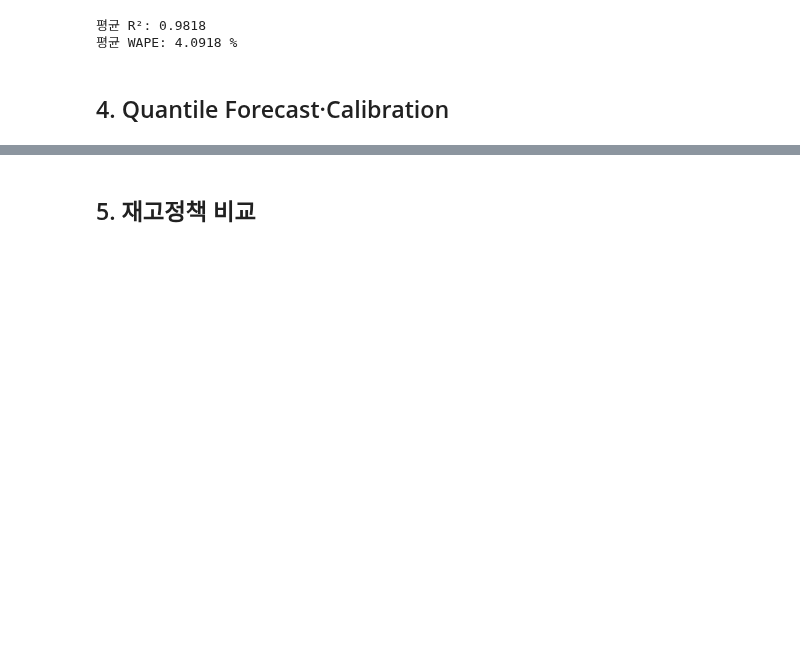
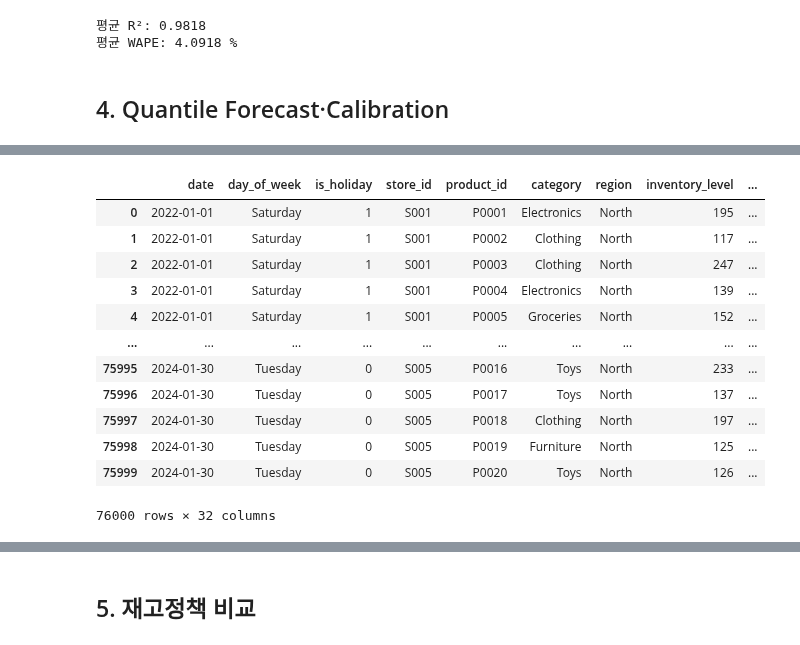
Before and after one commit to lkh010802-dev/MBCA-project1, a Jupyter notebook: Bmart3_edit_improved_final_final.ipynb, the cells around one changed output, grey strips where cells are left out. Drawn from its saved outputs; the diff is of its cells as text; code cells hidden in the pictures; blank space fills up the shorter version.

```diff
--- a/Bmart3_edit_improved_final_final.ipynb
+++ b/Bmart3_edit_improved_final_final.ipynb
@@ -2122,3 +2262,19 @@ print("제약 적용 행 수:", int(order_df["order_constraint_applied"].sum()))
+# %%
+Bmart
+# %% [output]
+|  | date | day_of_week | is_holiday | store_id | product_id | category | region | inventory_level | ... |
+| 0 | 2022-01-01 | Saturday | 1 | S001 | P0001 | Electronics | North | 195 | ... |
+| 1 | 2022-01-01 | Saturday | 1 | S001 | P0002 | Clothing | North | 117 | ... |
+| 2 | 2022-01-01 | Saturday | 1 | S001 | P0003 | Clothing | North | 247 | ... |
+| 3 | 2022-01-01 | Saturday | 1 | S001 | P0004 | Electronics | North | 139 | ... |
+| 4 | 2022-01-01 | Saturday | 1 | S001 | P0005 | Groceries | North | 152 | ... |
+| ... | ... | ... | ... | ... | ... | ... | ... | ... | ... |
+| 75995 | 2024-01-30 | Tuesday | 0 | S005 | P0016 | Toys | North | 233 | ... |
+| 75996 | 2024-01-30 | Tuesday | 0 | S005 | P0017 | Toys | North | 137 | ... |
+| 75997 | 2024-01-30 | Tuesday | 0 | S005 | P0018 | Clothing | North | 197 | ... |
+| 75998 | 2024-01-30 | Tuesday | 0 | S005 | P0019 | Furniture | North | 125 | ... |
+| 75999 | 2024-01-30 | Tuesday | 0 | S005 | P0020 | Toys | North | 126 | ... |
+76000 rows × 32 columns
 # %%
 # 데이터에서 Lead Time 도출하기
 
```
Also changed, not shown: parts of 31 cells of this notebook.
